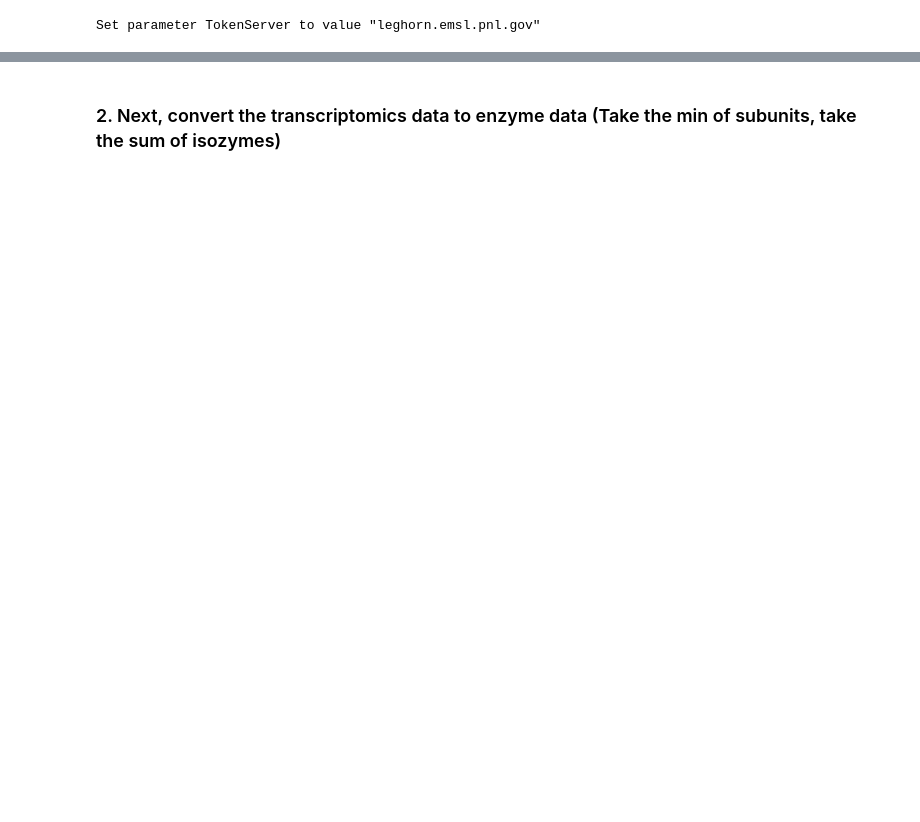
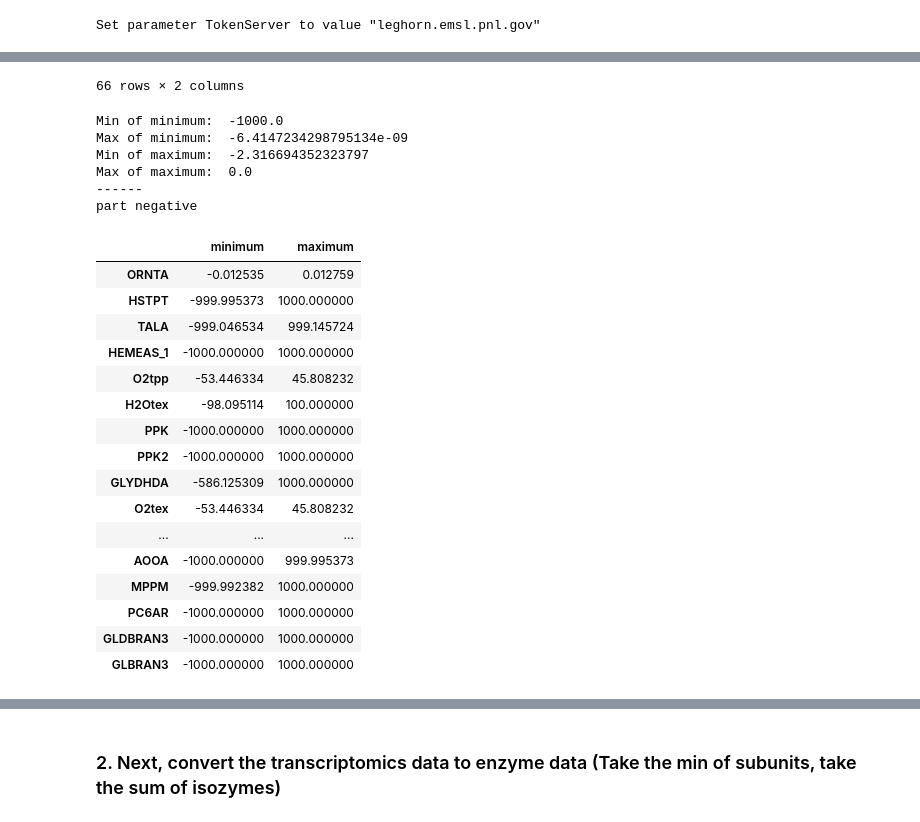
Before and after one commit to pnnl-predictive-phenomics/syn_bmca, a Jupyter notebook: data/set_bounds_with_FVA_for_Syn_simplified.ipynb, the cells around one changed output, grey strips where cells are left out. Saved outputs shown, nothing was run; the diff lists cells and outputs as text; code cells hidden in the pictures; blank space fills up the shorter version.

```diff
--- a/data/set_bounds_with_FVA_for_Syn_simplified.ipynb
+++ b/data/set_bounds_with_FVA_for_Syn_simplified.ipynb
@@ -115,5 +135,5 @@ FVA_object
 # %%
-zero_flux_from_FVA = [i for i in FVA_object.index[(FVA_object.minimum==0) & (FVA_object.maximum==0)]]
+zero_flux_from_FVA = [i for i in flux_bounds.index[(flux_bounds.minimum==0) & (flux_bounds.maximum==0)]]
 print("# of 0-flux reactions from FVA:", len(zero_flux_from_FVA))
-print("Percent of fluxes in the model with of 0-values from FVA:", round(100*len(zero_flux_from_FVA)/len(opt_df),2),"%")
+print("Percent of fluxes in the model with of 0-values from FVA:", round(100*len(zero_flux_from_FVA)/len(all_rxns),2),"%")
 # %% [output]
@@ -121,0 +142,4 @@ Percent of fluxes in the model with of 0-values from FVA: 23.12 %
+# %%
+neg_flux_from_FVA = [i for i in flux_bounds.index[(flux_bounds.minimum<0) & (flux_bounds.maximum<=0)]]
+print("# of negative-flux reactions from FVA:", len(neg_flux_from_FVA))
+print("Percent of fluxes in the model with of negative-values from FVA:", round(100*len(neg_flux_from_FVA)/len(all_rxns),2),"%")
@@ -121,0 +149,4 @@ Percent of fluxes in the model with of 0-values from FVA: 23.12 %
+# %%
+partneg_flux_from_FVA = [i for i in flux_bounds.index[(flux_bounds.minimum<0) & (flux_bounds.maximum>0)]]
+print("# of negative-lower-bound-flux reactions from FVA:", len(partneg_flux_from_FVA))
+print("Percent of fluxes in the model with of negative-lower-bound from FVA:", round(100*len(partneg_flux_from_FVA)/len(all_rxns),2),"%")
@@ -121,0 +156,4 @@ Percent of fluxes in the model with of 0-values from FVA: 23.12 %
+# %%
+pos_flux_from_FVA = [i for i in flux_bounds.index[(flux_bounds.minimum>=0) & (flux_bounds.maximum>0)]]
+print("# of positive-flux reactions from FVA:", len(pos_flux_from_FVA))
+print("Percent of fluxes in the model with of positive-values from FVA:", round(100*len(pos_flux_from_FVA)/len(all_rxns),2),"%")
@@ -121,0 +163,40 @@ Percent of fluxes in the model with of 0-values from FVA: 23.12 %
+# %%
+print("All-zero")
+display(flux_bounds.loc[zero_flux_from_FVA])
+print("Min of minimum: ", flux_bounds.loc[zero_flux_from_FVA].minimum.min())
+print("Max of minimum: ", flux_bounds.loc[zero_flux_from_FVA].minimum.max())
+print("Min of maximum: ", flux_bounds.loc[zero_flux_from_FVA].maximum.min())
+print("Max of maximum: ", flux_bounds.loc[zero_flux_from_FVA].maximum.max())
+
+print("------")
+
+print("All negative")
+display(flux_bounds.loc[neg_flux_from_FVA])
+print("Min of minimum: ", flux_bounds.loc[neg_flux_from_FVA].minimum.min())
+print("Max of minimum: ", flux_bounds.loc[neg_flux_from_FVA].minimum.max())
+print("Min of maximum: ", flux_bounds.loc[neg_flux_from_FVA].maximum.min())
+print("Max of maximum: ", flux_bounds.loc[neg_flux_from_FVA].maximum.max())
+
+print("------")
+
+print("part negative")
+display(flux_bounds.loc[partneg_flux_from_FVA])
+print("Min of minimum: ", flux_bounds.loc[partneg_flux_from_FVA].minimum.min())
+print("Max of minimum: ", flux_bounds.loc[partneg_flux_from_FVA].minimum.max())
+print("Min of maximum: ", flux_bounds.loc[partneg_flux_from_FVA].maximum.min())
+print("Max of maximum: ", flux_bounds.loc[partneg_flux_from_FVA].maximum.max())
+
+print("------")
+
+print("all positive")
+display(flux_bounds.loc[pos_flux_from_FVA])
+print("Min of minimum: ", flux_bounds.loc[pos_flux_from_FVA].minimum.min())
+print("Max of minimum: ", flux_bounds.loc[pos_flux_from_FVA].minimum.max())
+print("Min of maximum: ", flux_bounds.loc[pos_flux_from_FVA].maximum.min())
+print("Max of maximum: ", flux_bounds.loc[pos_flux_from_FVA].maximum.max())
+
+
+# [i for i in all_rxns if i not in (zero_flux_from_FVA + neg_flux_from_FVA + partneg_flux_from_FVA + pos_flux_from_FVA)]
+
+# len(zero_flux_from_FVA) + len(neg_flux_from_FVA) + len(partneg_flux_from_FVA) + len(pos_flux_from_FVA)
+# %% [output]
@@ -121,0 +235,24 @@ Percent of fluxes in the model with of 0-values from FVA: 23.12 %
+66 rows × 2 columns
+Min of minimum:  -1000.0
+Max of minimum:  -6.4147234298795134e-09
+Min of maximum:  -2.316694352323797
+Max of maximum:  0.0
+------
+part negative
+|  | minimum | maximum |
+| ORNTA | -0.012535 | 0.012759 |
+| HSTPT | -999.995373 | 1000.000000 |
+| TALA | -999.046534 | 999.145724 |
+| HEMEAS_1 | -1000.000000 | 1000.000000 |
+| O2tpp | -53.446334 | 45.808232 |
+| H2Otex | -98.095114 | 100.000000 |
+| PPK | -1000.000000 | 1000.000000 |
+| PPK2 | -1000.000000 | 1000.000000 |
+| GLYDHDA | -586.125309 | 1000.000000 |
+| O2tex | -53.446334 | 45.808232 |
+| ... | ... | ... |
+| AOOA | -1000.000000 | 999.995373 |
+| MPPM | -999.992382 | 1000.000000 |
+| PC6AR | -1000.000000 | 1000.000000 |
+| GLDBRAN3 | -1000.000000 | 1000.000000 |
+| GLBRAN3 | -1000.000000 | 1000.000000 |
```
Also changed, not shown: parts of 26 cells of this notebook, 1 other file.
